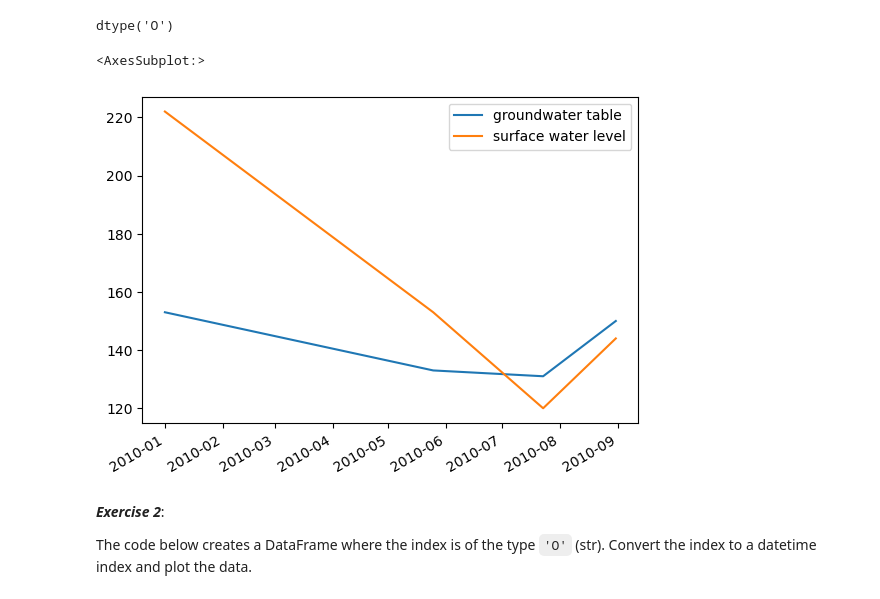
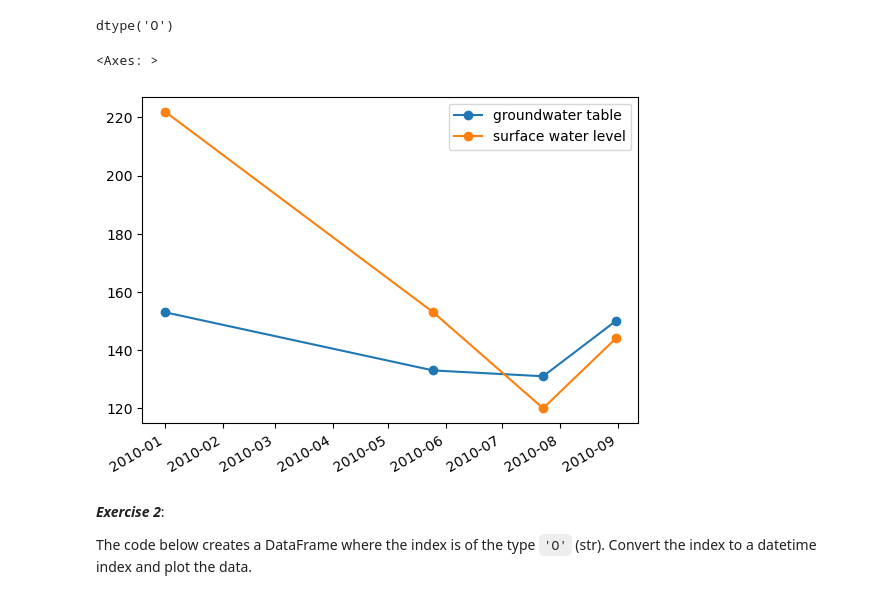
Before and after one commit to vincentpost/PythonMasterclass, a Jupyter notebook: session_4_pandas.ipynb, the cells around one changed output. Saved outputs shown, nothing was run; the diff lists cells and outputs as text; code cells hidden in the pictures.

```diff
--- a/session_4_pandas.ipynb
+++ b/session_4_pandas.ipynb
@@ -204,10 +209,10 @@ dtype('O')
 df.index= pd.to_datetime(df.index)
 # %%
 # plot the data using the date time axis.
-df.plot()
+df.plot(marker='o')
 # %% [output]
-<AxesSubplot:>
+<Axes: >
-[figure, old version]
+[figure, new version]
 # %% [markdown]
 ***Exercise 2***:
 
```
Also changed, not shown: parts of 5 cells of this notebook, 1 other file.
